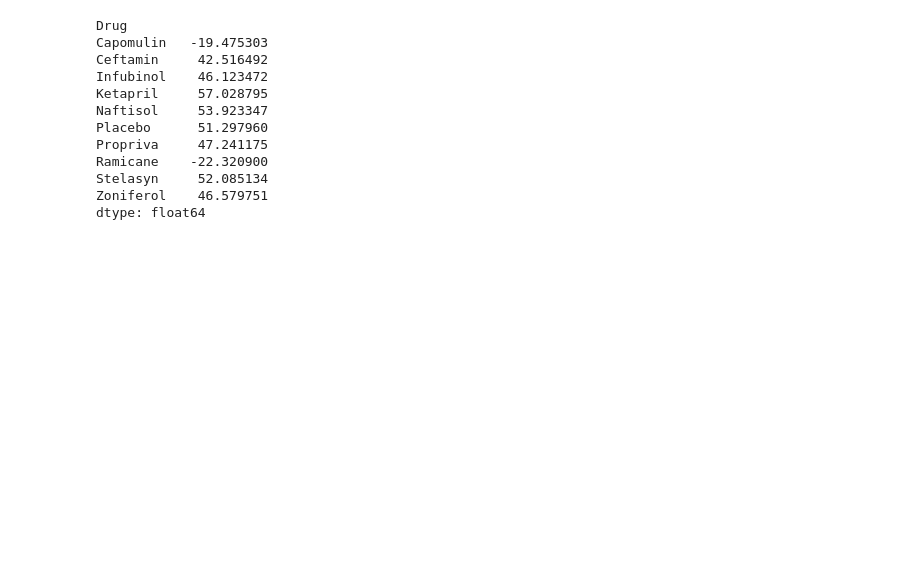
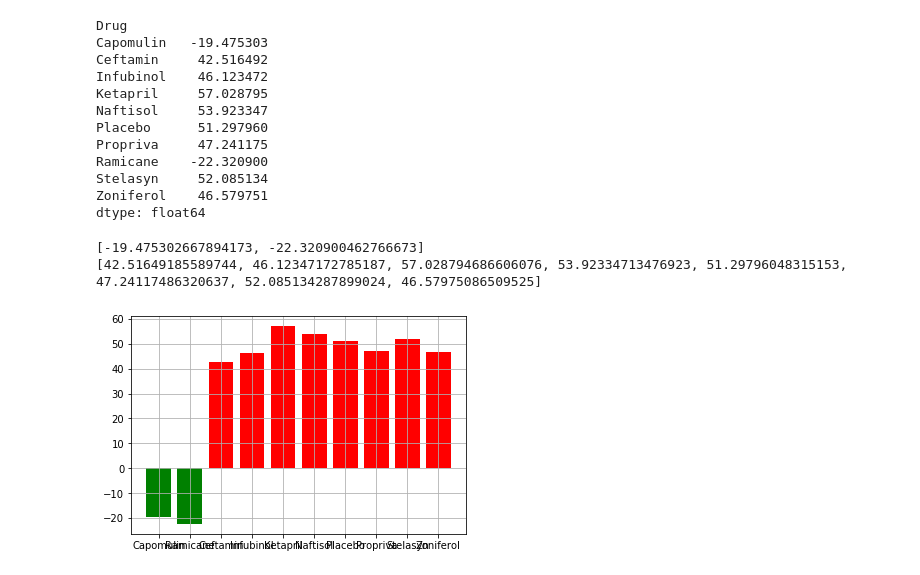
Before and after one commit to maheshdivan/matplotlib-challenge, a Jupyter notebook: Pymaceuticals/pymaceuticals_starter.ipynb, the cells around one changed output. Cells and saved outputs as stored; diff of their text form; code cells hidden in the pictures; blank space fills up the shorter version.

```diff
--- a/Pymaceuticals/pymaceuticals_starter.ipynb
+++ b/Pymaceuticals/pymaceuticals_starter.ipynb
@@ -446,24 +446,55 @@ Zoniferol    46.579751
 dtype: float64
 # %%
 # Store all Relevant Percent Changes into a Tuple
+per_arry=[]
+
+for i in percentage.values:
+    per_arry.append(i)
 
 
+per_tuple = tuple(per_arry)
+
+per_tuple
+
+val_fail_array=[]
+val_pass_array=[]
+
+key_fail_array=[]
+key_pass_array=[]
+
 # Splice the data between passing and failing drugs
+
+for x in per_tuple:
+    if x <0:
+       val_pass_array.append(x)
+    else:
+       val_fail_array.append(x)
+
+print(val_pass_array)
+print(val_fail_array)
 
 
 # Orient widths. Add labels, tick marks, etc.
 
 
 # Use functions to label the percentages of changes
 
 
 # Call functions to implement the function calls
 
 
 # Save the Figure
+mask1 = percentage.values<0
+mask2 = percentage.values>0
+plt.bar(percentage.index[mask1],percentage.values[mask1],color='g')
+plt.bar(percentage.index[mask2],percentage.values[mask2],color='r')
 
-
+plt.grid()
 # Show the Figure
-fig.show()
+#fig.show()
+# %% [output]
+[-19.475302667894173, -22.320900462766673]
+[42.51649185589744, 46.12347172785187, 57.028794686606076, 53.92334713476923, 51.29796048315153, 47.24117486320637, 52.085134287899024, 46.57975086509525]
+[figure, added]
 # %% [markdown]
 ![Metastatic Spread During Treatment](../Images/change.png)
```
